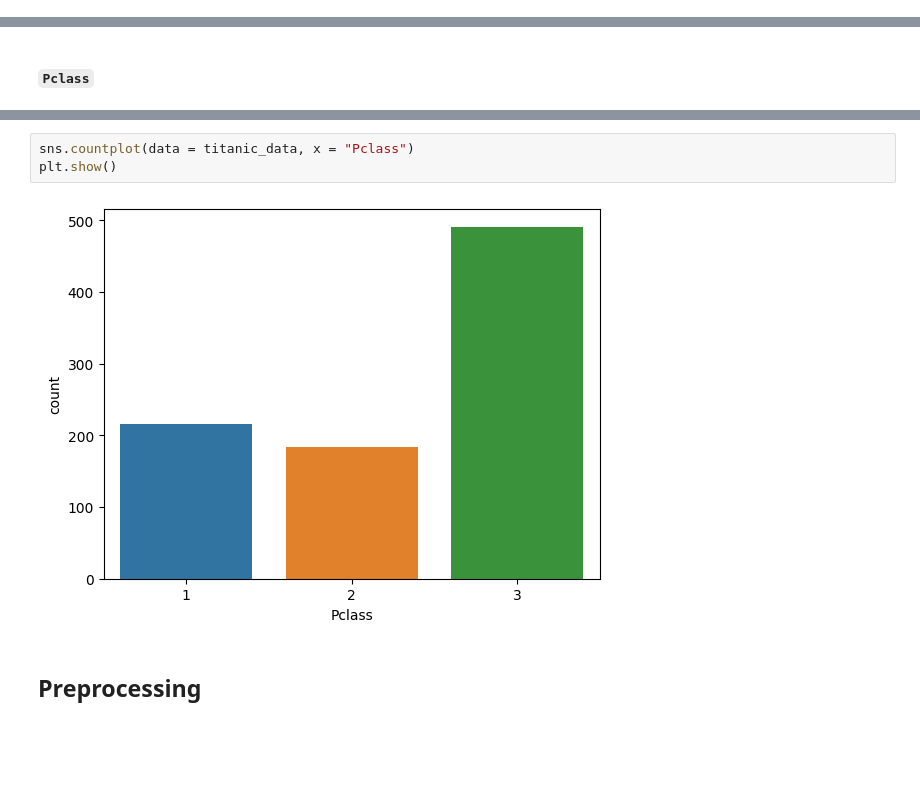
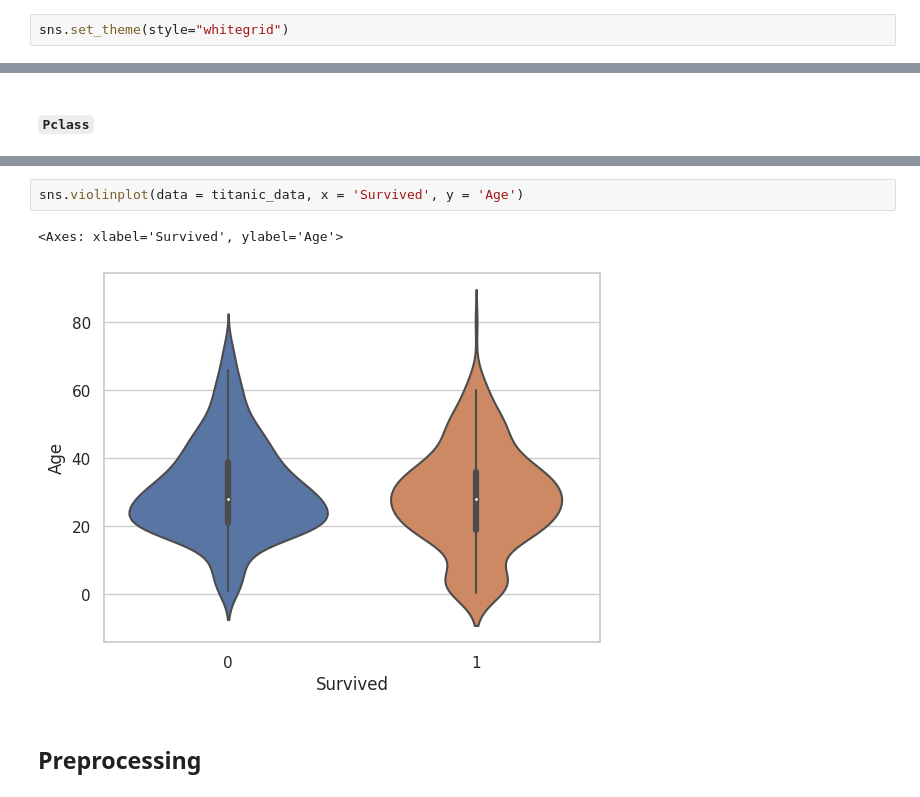
Before and after one commit to dtuleva/Kaggle_Competitions, a Jupyter notebook: titanic_machine_learning_from_disaster.ipynb, the cells around one changed output, grey strips where cells are left out. Drawn from its saved outputs; the diff is of its cells as text; blank space fills up the shorter version.

Commit message:
Kaggle Notebook | Titanic_Machine_Learning_from_Disaster | add eda plots

```diff
--- a/titanic_machine_learning_from_disaster.ipynb
+++ b/titanic_machine_learning_from_disaster.ipynb
@@ -12,6 +12,8 @@ from sklearn.pipeline import Pipeline
 from sklearn.preprocessing import MinMaxScaler, OneHotEncoder
 
 from xgboost import XGBClassifier
+# %%
+sns.set_theme(style="whitegrid")
 # %% [markdown]
 # Titanic - Machine Learning from Disaster
 ### Kaggle Competitions
@@ -173,8 +207,8 @@ plt.show()
 # %%
-sns.countplot(data = titanic_data, x = "Pclass")
-plt.show()
+sns.violinplot(data = titanic_data, x = 'Survived', y = 'Age')
 # %% [output]
+<Axes: xlabel='Survived', ylabel='Age'>
-[figure, old version]
+[figure, new version]
 # %% [markdown]
 ## Preprocessing
 # %%
```
Also changed, not shown: parts of 6 cells of this notebook.
